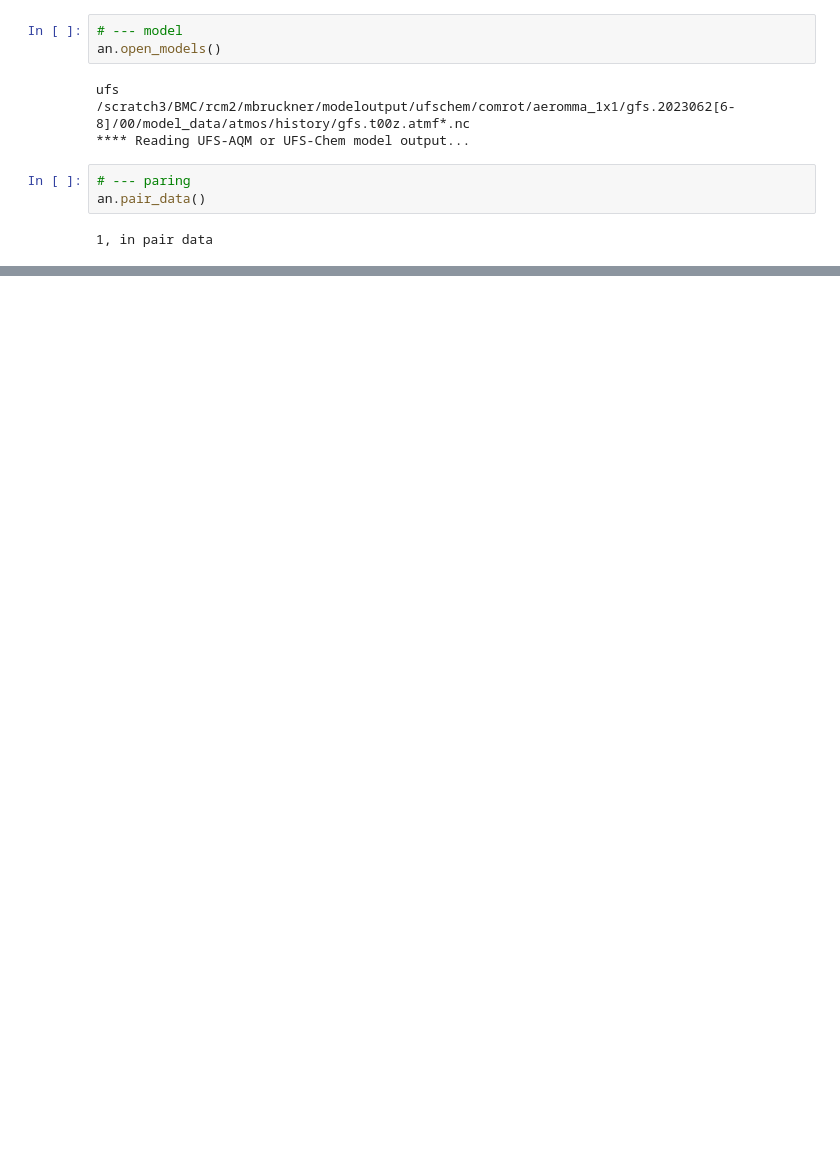
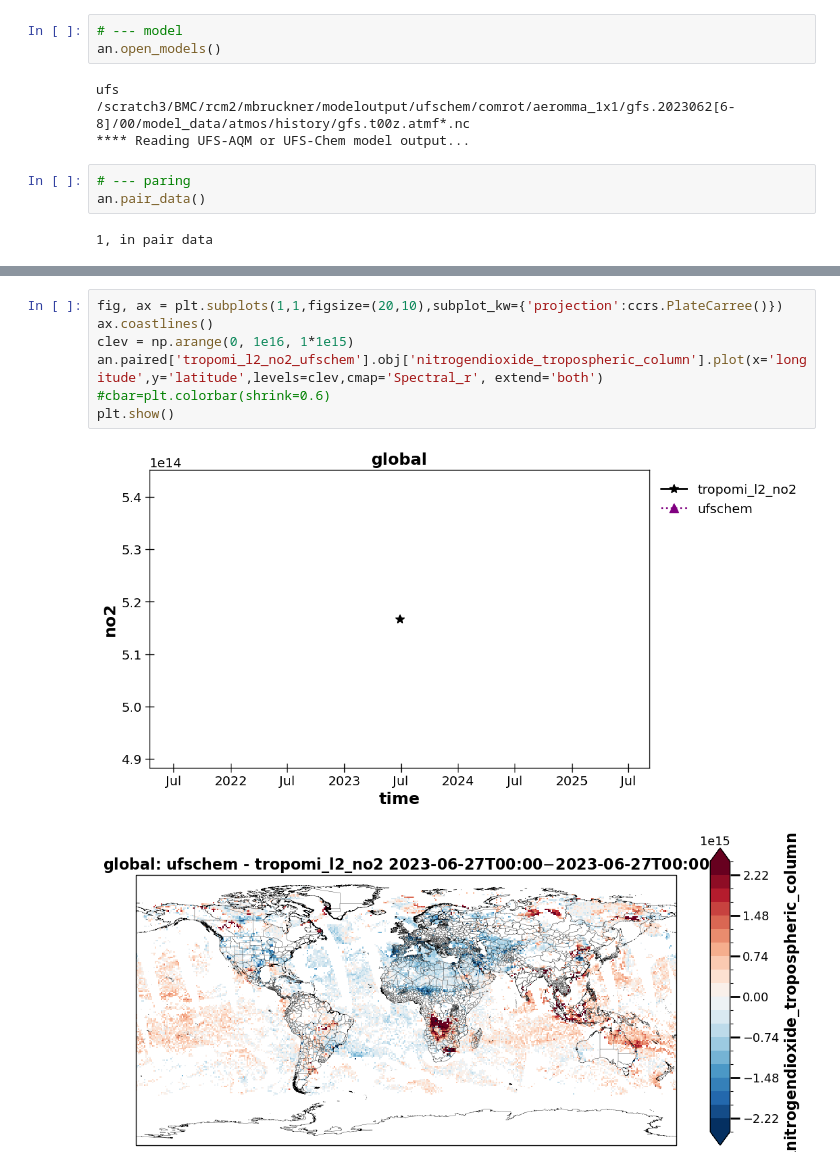
Before and after one commit to NOAA-CSL/MELODIES-MONET, a Jupyter notebook: examples/jupyter_notebooks/MM_trp_no2_l2_ak_application.ipynb, the cells around one changed output, grey strips where cells are left out. Cells and saved outputs as stored; diff of their text form; blank space fills up the shorter version.

```diff
--- a/examples/jupyter_notebooks/MM_trp_no2_l2_ak_application.ipynb
+++ b/examples/jupyter_notebooks/MM_trp_no2_l2_ak_application.ipynb
@@ -55,0 +61,10 @@ an.plotting()
+# %%
+fig, ax = plt.subplots(1,1,figsize=(20,10),subplot_kw={'projection':ccrs.PlateCarree()})
+ax.coastlines()
+clev = np.arange(0, 1e16, 1*1e15)
+an.paired['tropomi_l2_no2_ufschem'].obj['nitrogendioxide_tropospheric_column'].plot(x='longitude',y='latitude',levels=clev,cmap='Spectral_r', extend='both')
+#cbar=plt.colorbar(shrink=0.6)
+plt.show()
+# %% [output]
+[figure, added]
+[figure, added]
```
Also changed, not shown: parts of 5 cells of this notebook, 3 other files.
